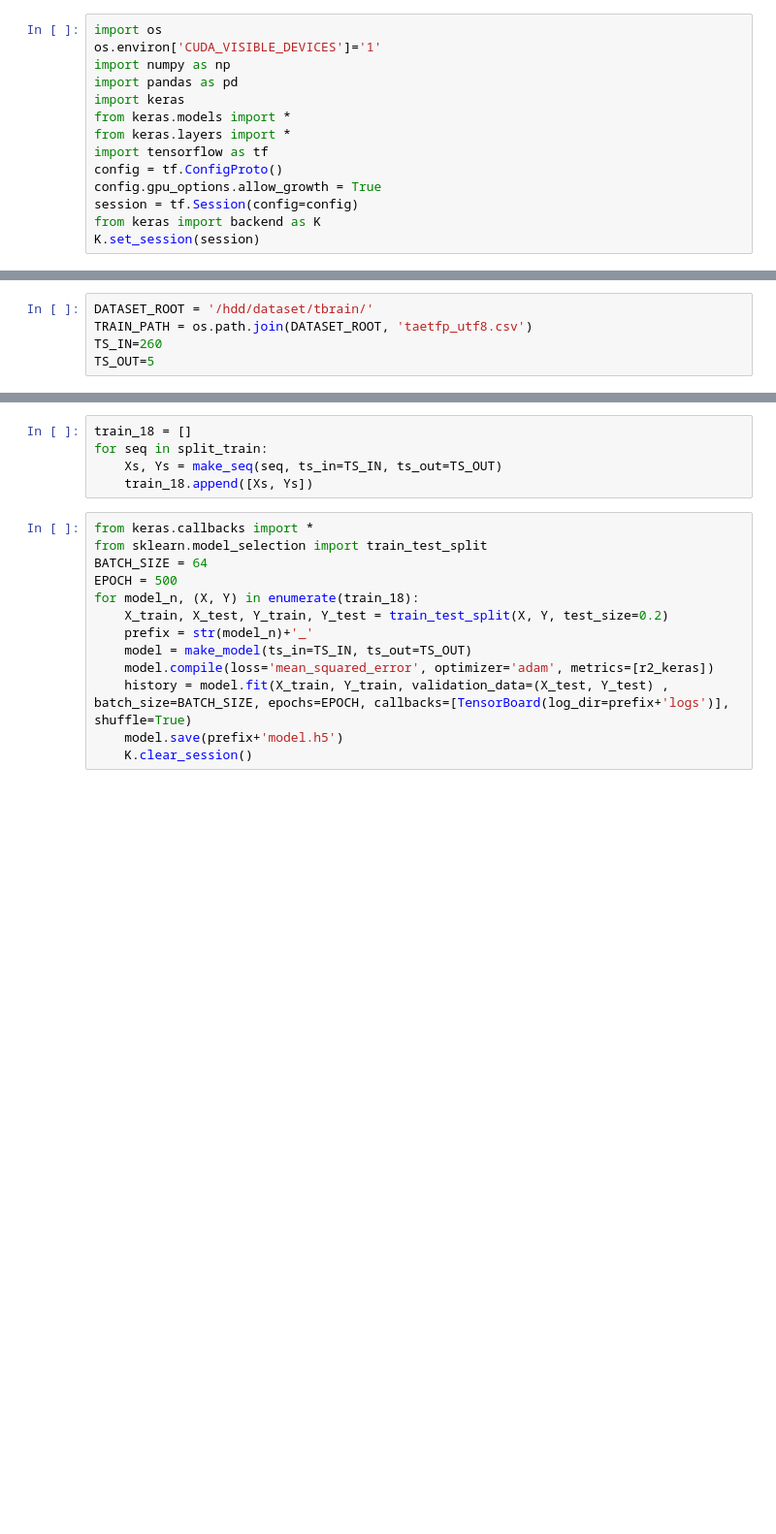
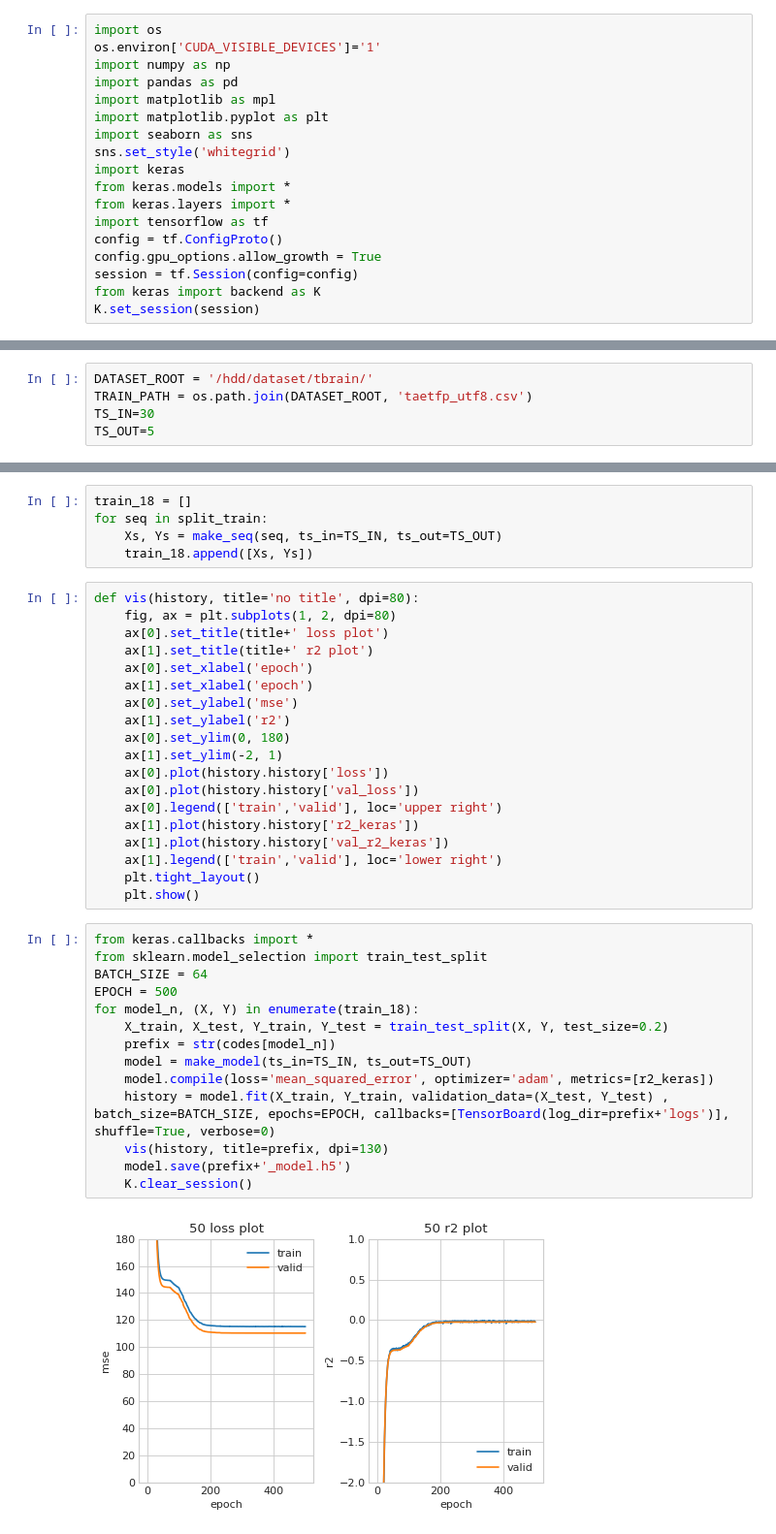
Before and after one commit to peter0749/Tbrain_2018_stock_prediction, a Jupyter notebook: lstm.ipynb, the cells around one changed output, grey strips where cells are left out. Shown: that part at 97% size. Drawn from its saved outputs; the diff is of its cells as text; blank space fills up the shorter version.

```diff
--- a/lstm.ipynb
+++ b/lstm.ipynb
@@ -3,6 +3,10 @@ import os
 os.environ['CUDA_VISIBLE_DEVICES']='1'
 import numpy as np
 import pandas as pd
+import matplotlib as mpl
+import matplotlib.pyplot as plt
+import seaborn as sns
+sns.set_style('whitegrid')
 import keras
 from keras.models import *
 from keras.layers import *
@@ -17,7 +21,7 @@ Using TensorFlow backend.
 # %%
 DATASET_ROOT = '/hdd/dataset/tbrain/'
 TRAIN_PATH = os.path.join(DATASET_ROOT, 'taetfp_utf8.csv')
-TS_IN=260
+TS_IN=30
 TS_OUT=5
 # %%
 train_csv = pd.read_csv(TRAIN_PATH)
@@ -110,17 +136,38 @@ train_18 = []
 for seq in split_train:
     Xs, Ys = make_seq(seq, ts_in=TS_IN, ts_out=TS_OUT)
     train_18.append([Xs, Ys])
+# %%
+def vis(history, title='no title', dpi=80):
+    fig, ax = plt.subplots(1, 2, dpi=80)
+    ax[0].set_title(title+' loss plot')
+    ax[1].set_title(title+' r2 plot')
+    ax[0].set_xlabel('epoch')
+    ax[1].set_xlabel('epoch')
+    ax[0].set_ylabel('mse')
+    ax[1].set_ylabel('r2')
+    ax[0].set_ylim(0, 180)
+    ax[1].set_ylim(-2, 1)
+    ax[0].plot(history.history['loss'])
+    ax[0].plot(history.history['val_loss'])
+    ax[0].legend(['train','valid'], loc='upper right')
+    ax[1].plot(history.history['r2_keras'])
+    ax[1].plot(history.history['val_r2_keras'])
+    ax[1].legend(['train','valid'], loc='lower right')
+    plt.tight_layout()
+    plt.show()
 # %%
 from keras.callbacks import *
 from sklearn.model_selection import train_test_split
 BATCH_SIZE = 64
 EPOCH = 500
 for model_n, (X, Y) in enumerate(train_18):
     X_train, X_test, Y_train, Y_test = train_test_split(X, Y, test_size=0.2)
-    prefix = str(model_n)+'_'
+    prefix = str(codes[model_n])
     model = make_model(ts_in=TS_IN, ts_out=TS_OUT)
     model.compile(loss='mean_squared_error', optimizer='adam', metrics=[r2_keras])
-    history = model.fit(X_train, Y_train, validation_data=(X_test, Y_test) , batch_size=BATCH_SIZE, epochs=EPOCH, callbacks=[TensorBoard(log_dir=prefix+'logs')], shuffle=True)
-    model.save(prefix+'model.h5')
+    history = model.fit(X_train, Y_train, validation_data=(X_test, Y_test) , batch_size=BATCH_SIZE, epochs=EPOCH, callbacks=[TensorBoard(log_dir=prefix+'logs')], shuffle=True, verbose=0)
+    vis(history, title=prefix, dpi=130)
+    model.save(prefix+'_model.h5')
     K.clear_session()
 # %% [output]
+[figure, added]
```
Also changed, not shown: parts of 4 cells of this notebook.
